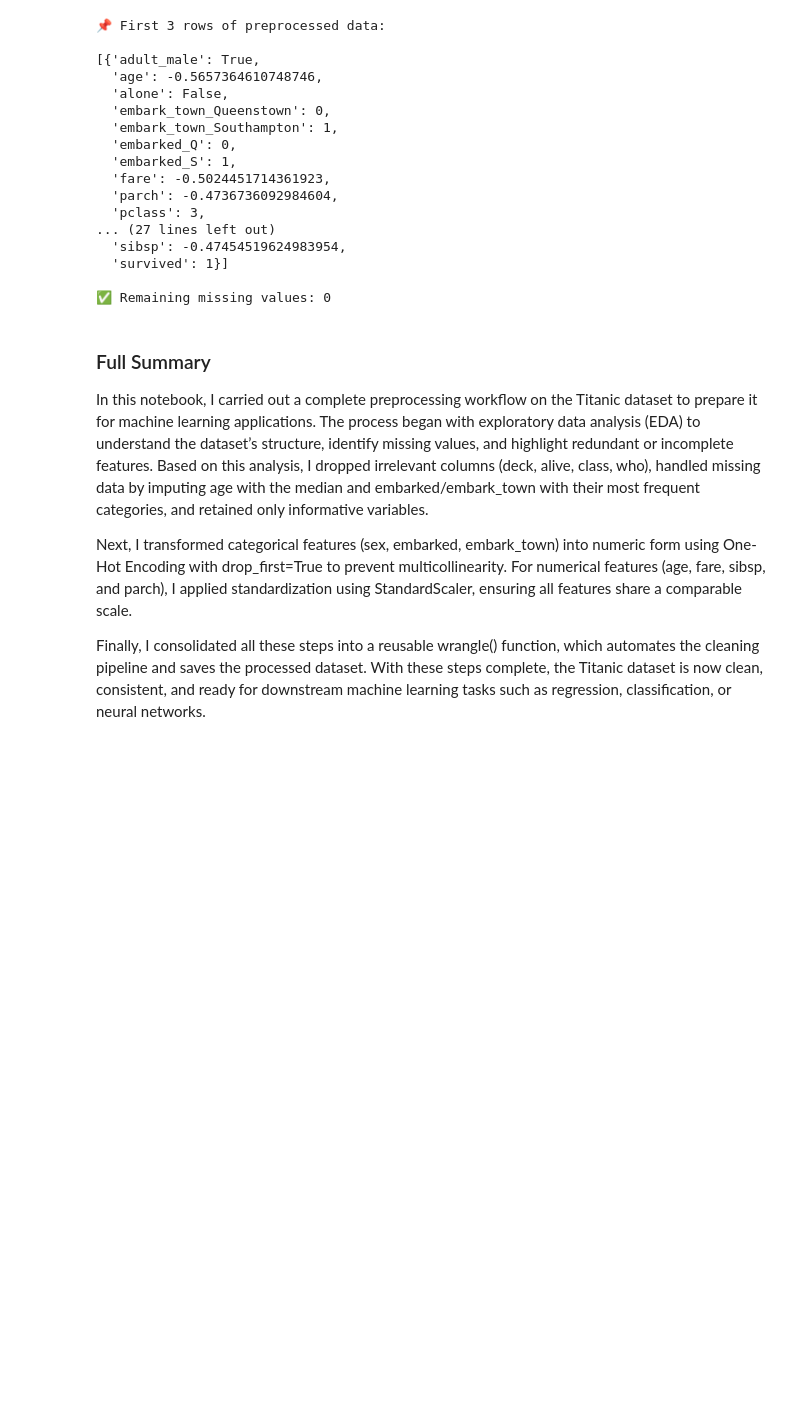
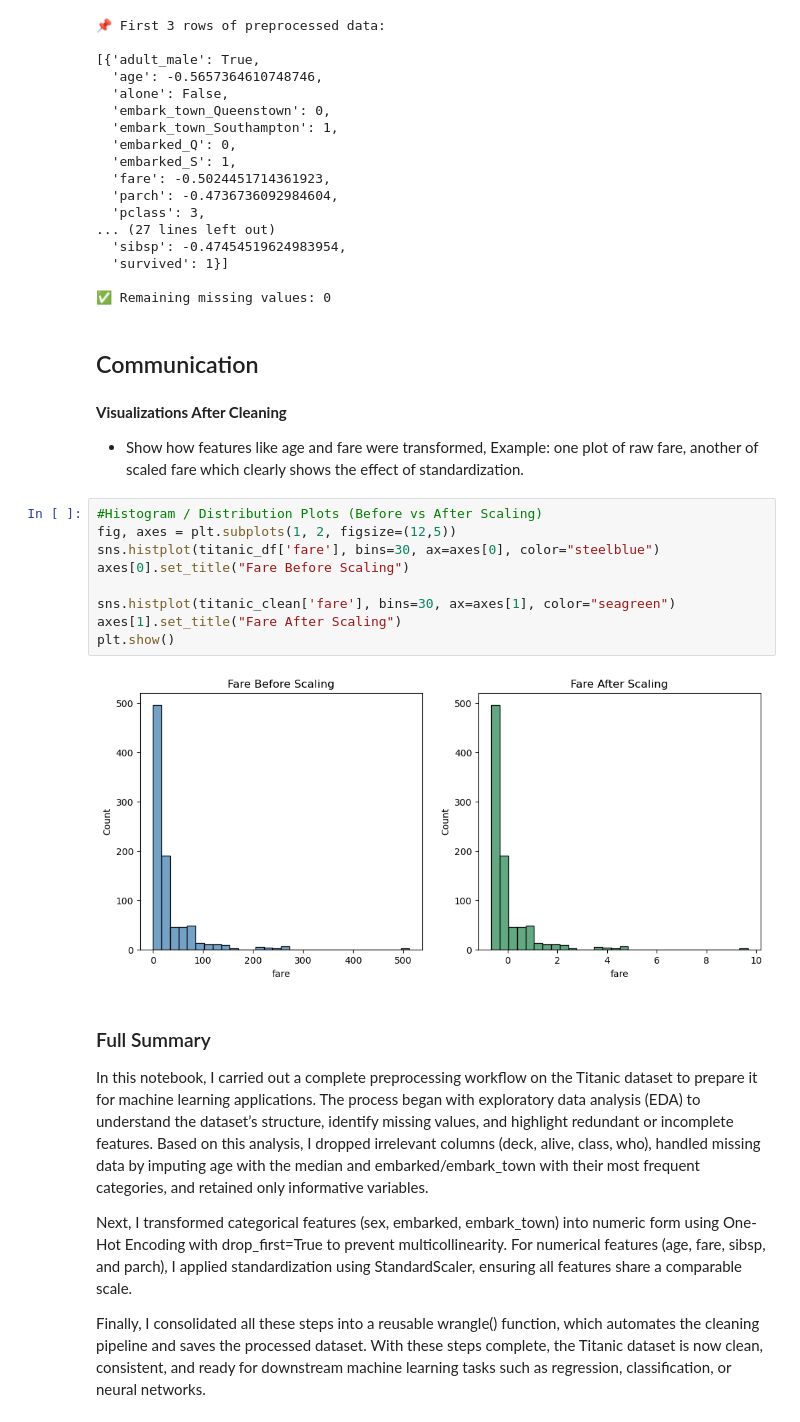
Before and after one commit to devmab24/codveda-ml-internship, a Jupyter notebook: 01_data_preprocessing/01_titanic_data_preprocessing.ipynb, the cells around one changed output. Cells and saved outputs as stored; diff of their text form; blank space fills up the shorter version.

```diff
--- a/01_data_preprocessing/01_titanic_data_preprocessing.ipynb
+++ b/01_data_preprocessing/01_titanic_data_preprocessing.ipynb
@@ -238,6 +238,23 @@ print(f"\n✅ Remaining missing values: {missing_values}")
   'survived': 1}]
 
 ✅ Remaining missing values: 0
+# %% [markdown]
+## Communication
+# %% [markdown]
+**Visualizations After Cleaning**
+
+- Show how features like age and fare were transformed, Example: one plot of raw fare, another of scaled fare which clearly shows the effect of standardization.
+# %%
+#Histogram / Distribution Plots (Before vs After Scaling)
+fig, axes = plt.subplots(1, 2, figsize=(12,5))
+sns.histplot(titanic_df['fare'], bins=30, ax=axes[0], color="steelblue")
+axes[0].set_title("Fare Before Scaling")
+
+sns.histplot(titanic_clean['fare'], bins=30, ax=axes[1], color="seagreen")
+axes[1].set_title("Fare After Scaling")
+plt.show()
+# %% [output]
+[figure, added]
 # %% [markdown]
 ###  Full Summary
 
```
Also changed, not shown: 4 other files.
